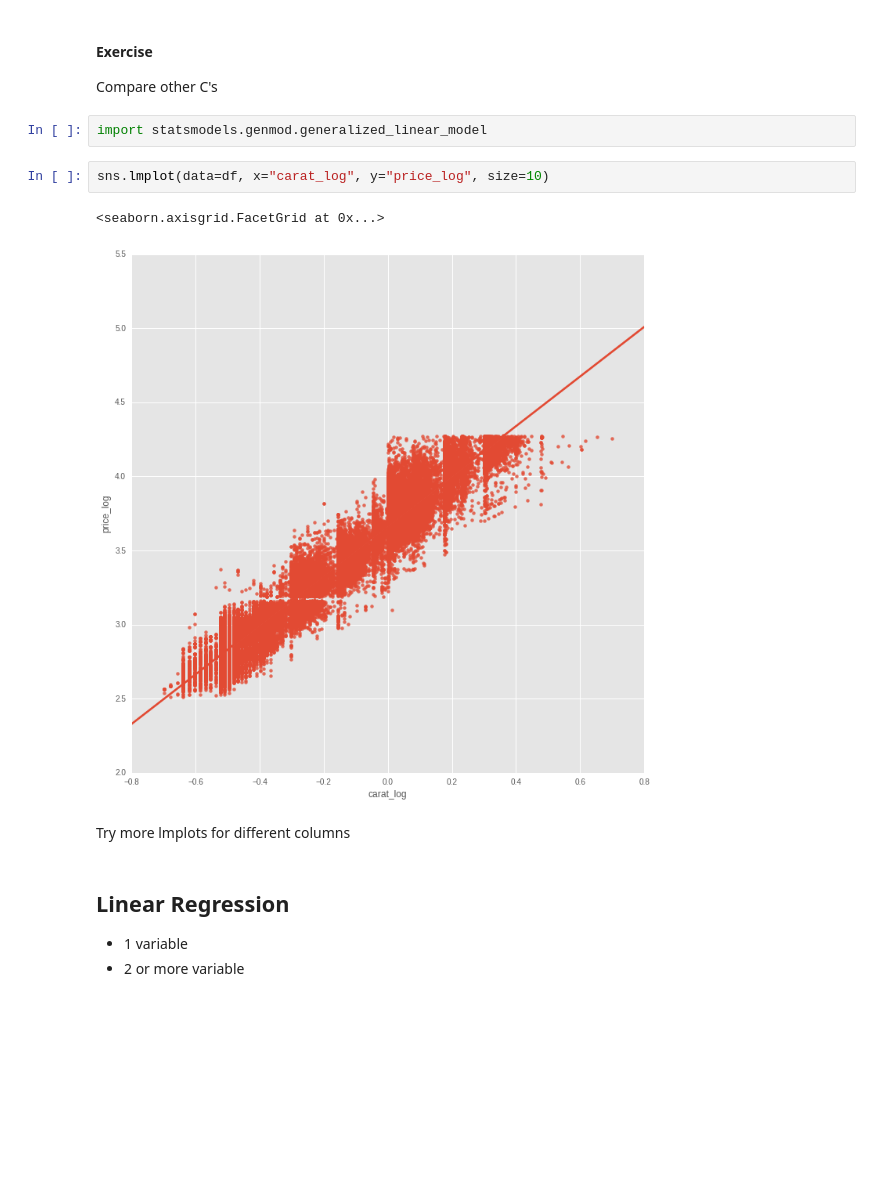
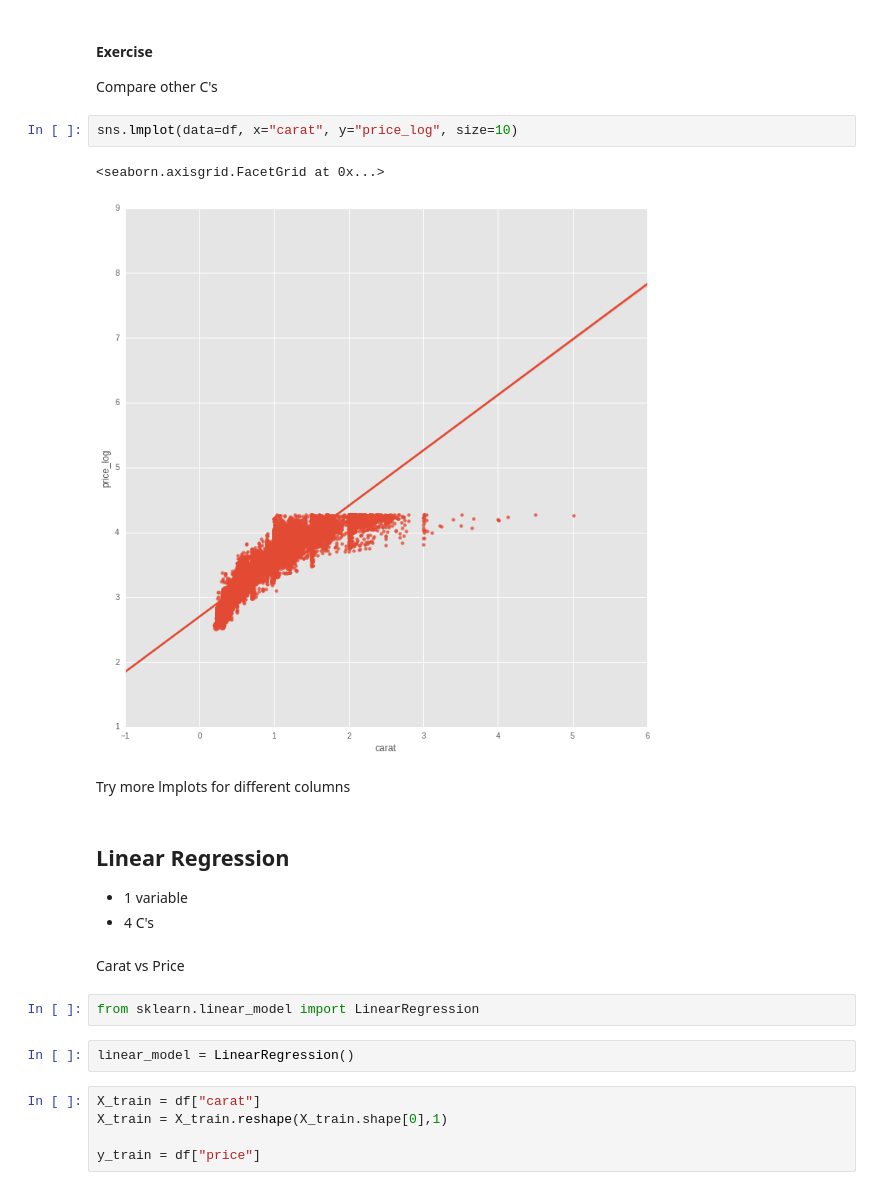
Before and after one commit to ababook/intro-python-data-science, a Jupyter notebook: diamonds/Diamonds.ipynb, the cells around one changed output. Cells and saved outputs as stored; diff of their text form; blank space fills up the shorter version.

```diff
--- a/diamonds/Diamonds.ipynb
+++ b/diamonds/Diamonds.ipynb
@@ -180,16 +164,25 @@ df[df.color == 'H'].plot(x="carat_log", y="price_log", kind="scatter", color="gr
 # %% [markdown]
 #### Exercise
 Compare other C's
-# %%
-import statsmodels.genmod.generalized_linear_model
 # %%
-sns.lmplot(data=df, x="carat_log", y="price_log", size=10)
+sns.lmplot(data=df, x="carat", y="price_log", size=10)
 # %% [output]
 <seaborn.axisgrid.FacetGrid at 0x...>
-[figure, old version]
+[figure, new version]
 # %% [markdown]
 Try more lmplots for different columns
 # %% [markdown]
 ## Linear Regression
 * 1 variable
-* 2 or more variable
+* 4 C's
+# %% [markdown]
+Carat  vs Price
+# %%
+from sklearn.linear_model import LinearRegression
+# %%
+linear_model = LinearRegression()
+# %%
+X_train = df["carat"]
+X_train = X_train.reshape(X_train.shape[0],1)
+
+y_train = df["price"]
```
Also changed, not shown: parts of 11 cells of this notebook.
